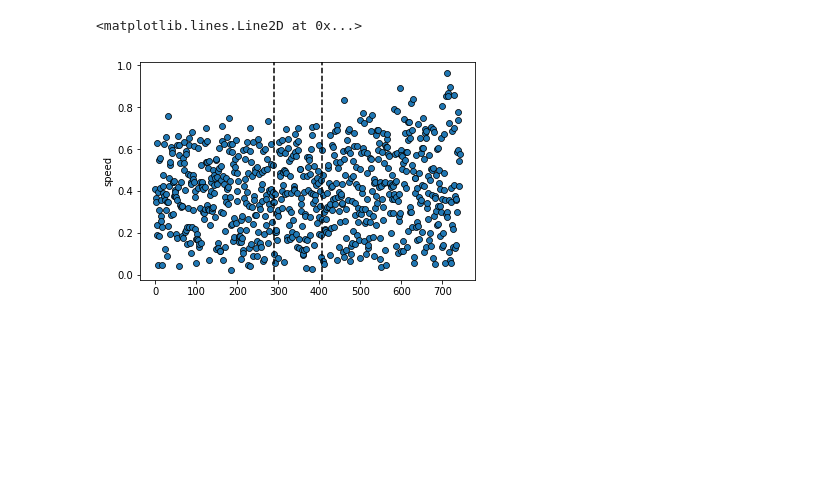
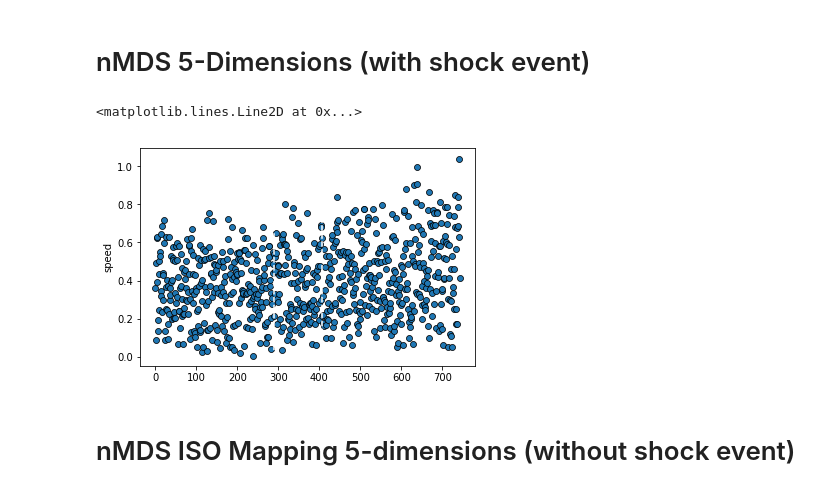
Before and after one commit to johnwoodill/Anomalous-Detection-Browning-Simulation, a Jupyter notebook: 5-Brownian-Simulation-full-script.ipynb, the cells around one changed output. Saved outputs shown, nothing was run; the diff lists cells and outputs as text; code cells hidden in the pictures; blank space fills up the shorter version.

```diff
--- a/5-Brownian-Simulation-full-script.ipynb
+++ b/5-Brownian-Simulation-full-script.ipynb
@@ -274,23 +338,26 @@ plt.axvline(407, ls='--', color='black')
+# %% [markdown]
+# nMDS 5-Dimensions (with shock event)
 # %%
-# Nonmetric-MDS 5-dimensions
+# Nonmetric-MDS 5-dimensions with shock
 nmds = MDS(n_components=5, metric=False, dissimilarity='precomputed')
 nmds_dat = nmds.fit_transform(dmat)
 
 ndat = pd.DataFrame({"x": nmds_dat[:, 0], "y": nmds_dat[:, 1]})
 
 ndat['x2'] = ndat['x'].shift(-1)
 ndat['y2'] = ndat['y'].shift(-1)
-ndat.head()
-ndat['distance'] = np.sqrt( (ndat['x'] - ndat['x2'])**2 + (ndat['y'] - ndat['y2'])**2 )
+
+ndat['distance'] = np.sqrt( (ndat['x2'] - ndat['x'])**2 + (ndat['y2'] - ndat['y'])**2 )
 
 # Calculate speed
 ndat['speed'] = ndat['distance']/1
-ndat.head()
 
 # Plot speed
 plt = sns.scatterplot(x=range(len(ndat)) ,y=ndat['speed'], edgecolor="black")
-plt.axvline(289, ls='--', color='black')
-plt.axvline(407, ls='--', color='black')
+plt.axvline(289, ls='--', color='white')
+plt.axvline(407, ls='--', color='white')
 # %% [output]
 <matplotlib.lines.Line2D at 0x...>
-[figure, old version]
+[figure, new version]
+# %% [markdown]
+# nMDS ISO Mapping 5-dimensions (without shock event)
```
Also changed, not shown: parts of 25 cells of this notebook, 3 other files.
